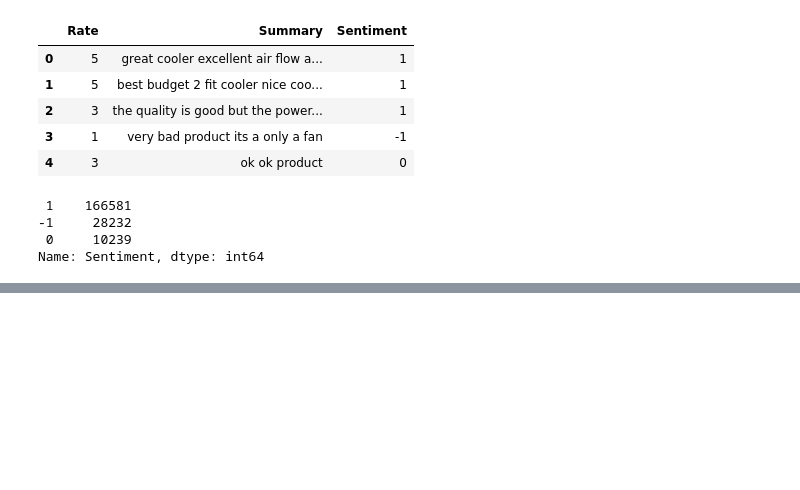
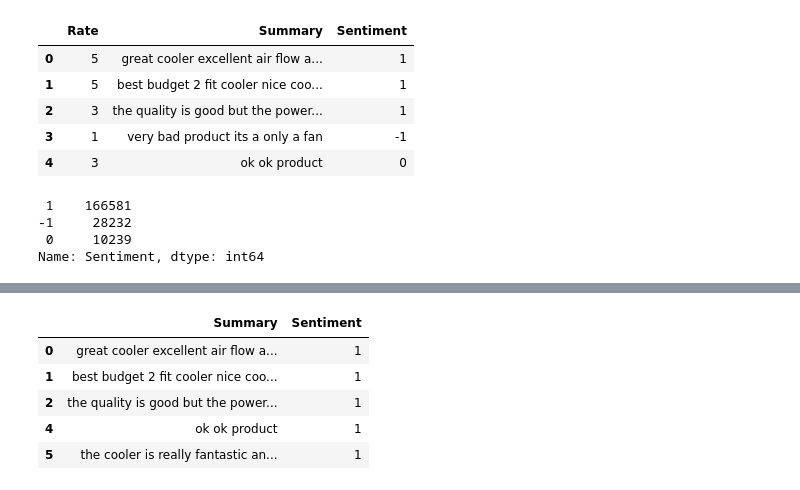
Before and after one commit to spathakk21/ARIES_review_classifier_, a Jupyter notebook: review_classsifier.ipynb, the cells around one changed output, grey strips where cells are left out. Cells and saved outputs as stored; diff of their text form; code cells hidden in the pictures; blank space fills up the shorter version.

```diff
--- a/review_classsifier.ipynb
+++ b/review_classsifier.ipynb
@@ -183,0 +231,9 @@ Name: Sentiment, dtype: int64
+# %%
+positive_sentiments.head()
+# %% [output]
+|  | Summary | Sentiment |
+| 0 | great cooler excellent air flow a... | 1 |
+| 1 | best budget 2 fit cooler nice coo... | 1 |
+| 2 | the quality is good but the power... | 1 |
+| 4 | ok ok product | 1 |
+| 5 | the cooler is really fantastic an... | 1 |
```
Also changed, not shown: parts of 14 cells of this notebook.
